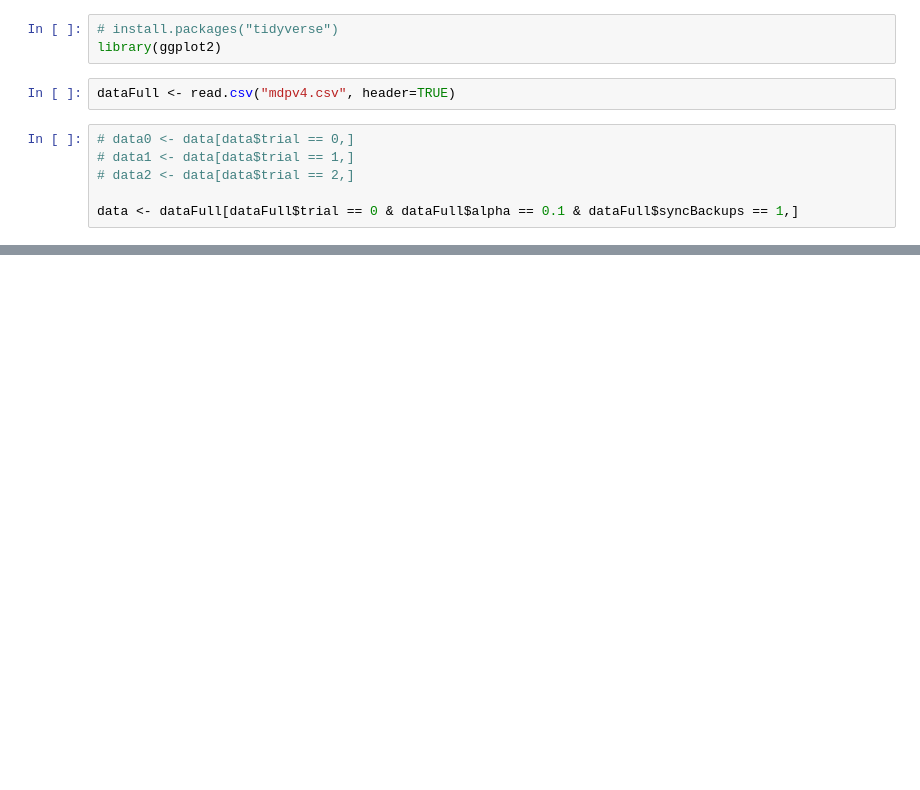
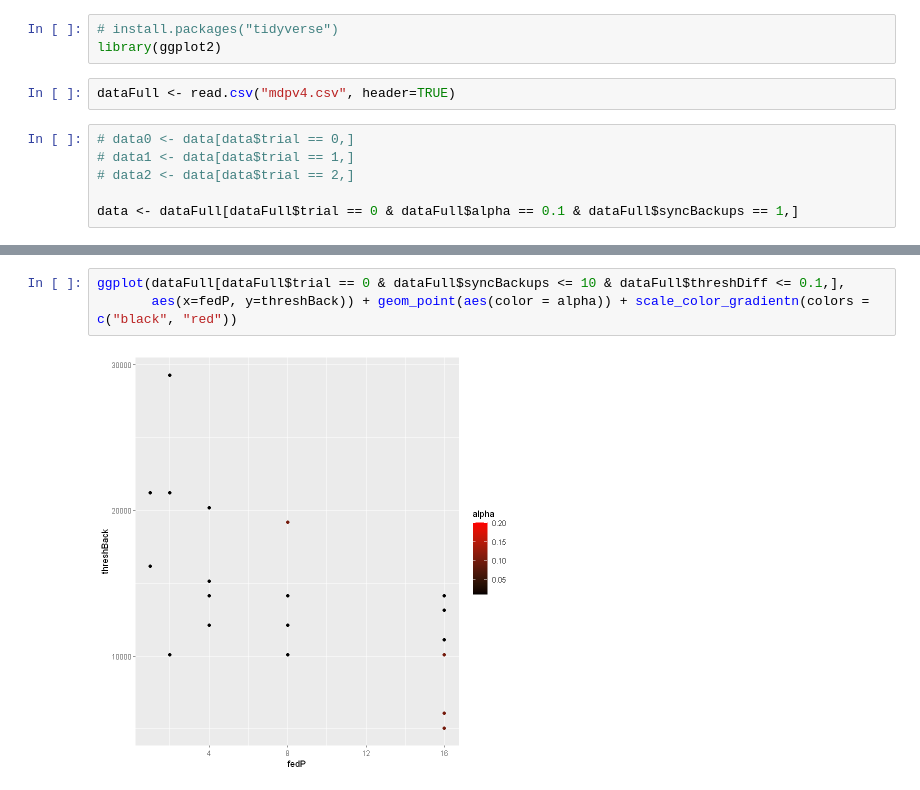
Before and after one commit to MichaelEinhorn/FederatedRL, a Jupyter notebook: graphingR.ipynb, the cells around one changed output, grey strips where cells are left out. Cells and saved outputs as stored; diff of their text form; blank space fills up the shorter version.

```diff
--- a/graphingR.ipynb
+++ b/graphingR.ipynb
@@ -39,0 +40,5 @@ ggplot(dataFull[dataFull$trial == 0 & dataFull$syncBackups == 10000,],
+# %%
+ggplot(dataFull[dataFull$trial == 0 & dataFull$syncBackups <= 10 & dataFull$threshDiff <= 0.1,],
+       aes(x=fedP, y=threshBack)) + geom_point(aes(color = alpha)) + scale_color_gradientn(colors = c("black", "red"))
+# %% [output]
+[figure, added]
```
Also changed, not shown: parts of 5 cells of this notebook, 3 other files.
